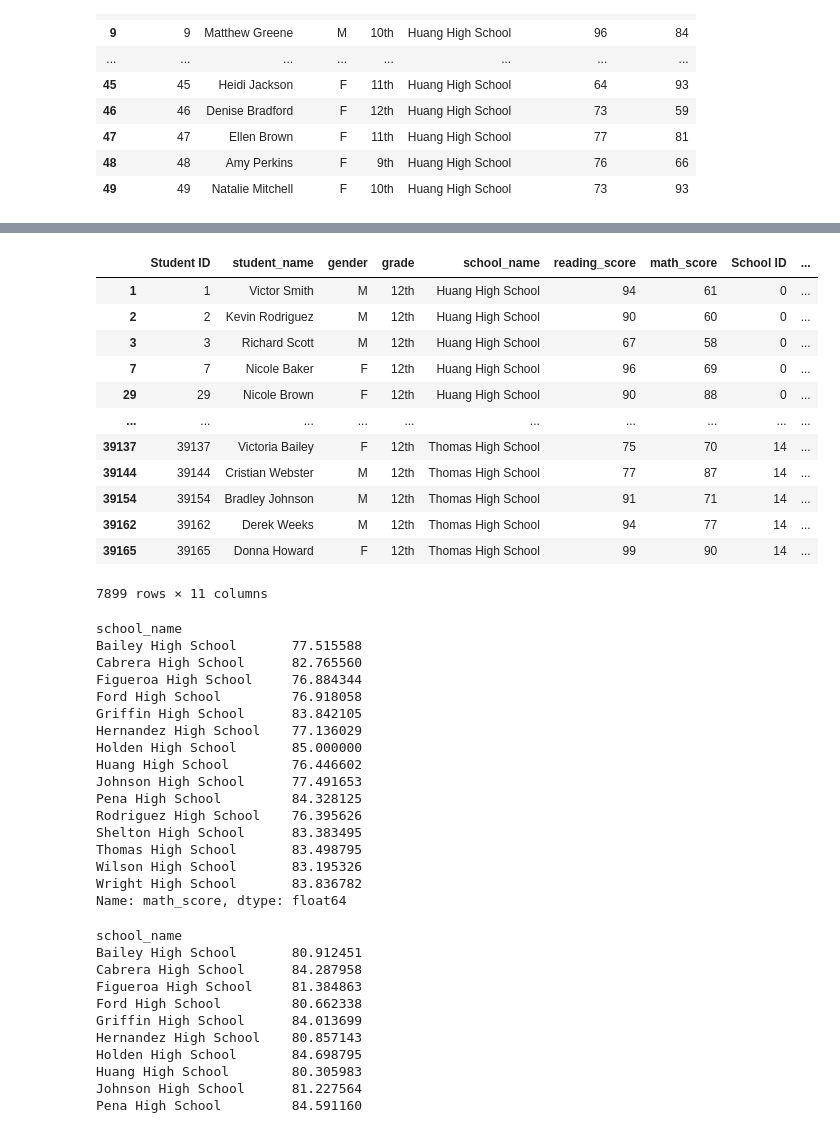
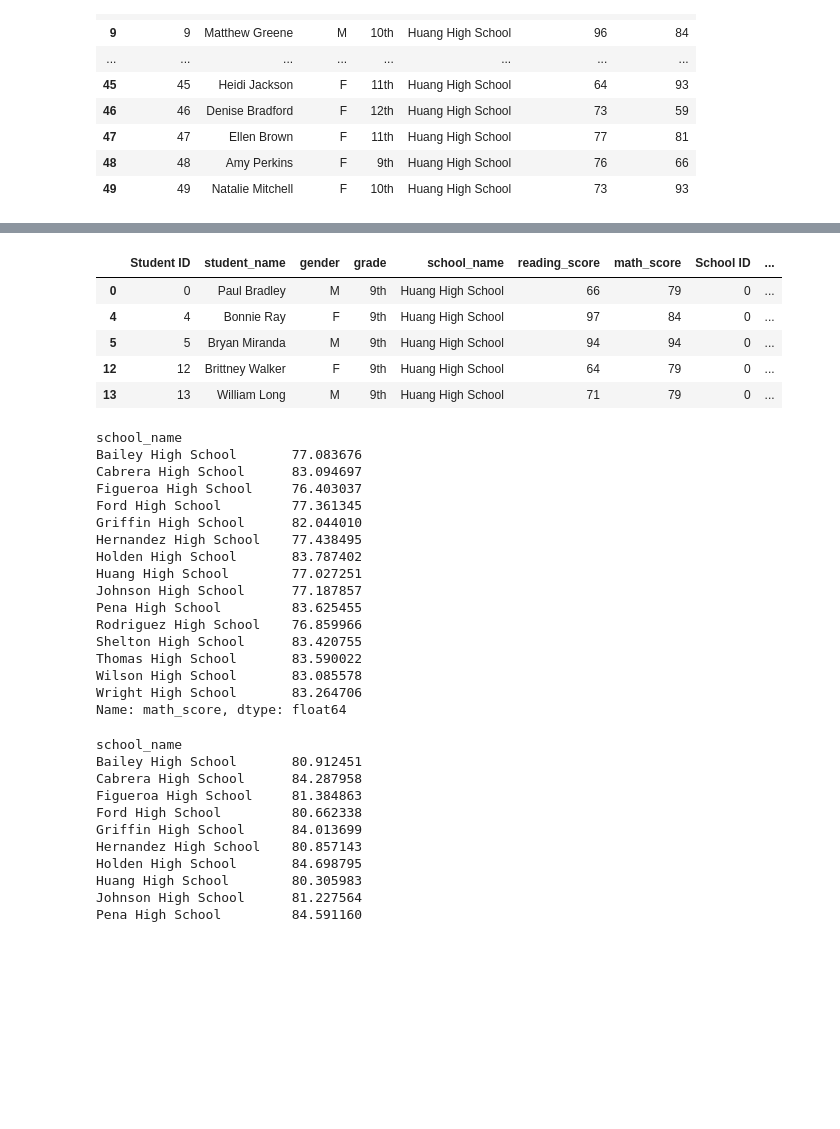
Before and after one commit to linnearice/Class, a Jupyter notebook: PyCitySchools.ipynb, the cells around one changed output, grey strips where cells are left out. Cells and saved outputs as stored; diff of their text form; code cells hidden in the pictures; blank space fills up the shorter version.

```diff
--- a/PyCitySchools.ipynb
+++ b/PyCitySchools.ipynb
@@ -402,0 +175,5 @@ Name: Total Budget, dtype: object
+# %%
+# Combine the data into a single dataset.
+# Combine the data into a single dataset.
+school_data_complete_df = pd.merge(student_data_df, school_data_df, on=["school_name", "school_name"])
+school_data_complete_df.head()
@@ -791,49 +818,48 @@ bottom_schools.head()
 # %%
 # Create grade level
-ninth_graders    = school_data_complete_df[(school_data_complete_df["grade"] ==  "9th")]
-tenth_graders    = school_data_complete_df[(school_data_complete_df["grade"] == "10th")]
+# Create a grade level DataFrames.
+ninth_graders = school_data_complete_df[(school_data_complete_df["grade"] == "9th")]
+
+tenth_graders = school_data_complete_df[(school_data_complete_df["grade"] == "10th")]
+
 eleventh_graders = school_data_complete_df[(school_data_complete_df["grade"] == "11th")]
-twelfth_graders  = school_data_complete_df[(school_data_complete_df["grade"] == "12th")]
 
-twelfth_graders
+twelfth_graders = school_data_complete_df[(school_data_complete_df["grade"] == "12th")]
+ninth_graders.head()
 # %% [output]
 |  | Student ID | student_name | gender | grade | school_name | reading_score | math_score | School ID | ... |
-| 1 | 1 | Victor Smith | M | 12th | Huang High School | 94 | 61 | 0 | ... |
-| 2 | 2 | Kevin Rodriguez | M | 12th | Huang High School | 90 | 60 | 0 | ... |
-| 3 | 3 | Richard Scott | M | 12th | Huang High School | 67 | 58 | 0 | ... |
-| 7 | 7 | Nicole Baker | F | 12th | Huang High School | 96 | 69 | 0 | ... |
-| 29 | 29 | Nicole Brown | F | 12th | Huang High School | 90 | 88 | 0 | ... |
-| ... | ... | ... | ... | ... | ... | ... | ... | ... | ... |
-| 39137 | 39137 | Victoria Bailey | F | 12th | Thomas High School | 75 | 70 | 14 | ... |
-| 39144 | 39144 | Cristian Webster | M | 12th | Thomas High School | 77 | 87 | 14 | ... |
-| 39154 | 39154 | Bradley Johnson | M | 12th | Thomas High School | 91 | 71 | 14 | ... |
-| 39162 | 39162 | Derek Weeks | M | 12th | Thomas High School | 94 | 77 | 14 | ... |
-| 39165 | 39165 | Donna Howard | F | 12th | Thomas High School | 99 | 90 | 14 | ... |
+| 0 | 0 | Paul Bradley | M | 9th | Huang High School | 66 | 79 | 0 | ... |
+| 4 | 4 | Bonnie Ray | F | 9th | Huang High School | 97 | 84 | 0 | ... |
+| 5 | 5 | Bryan Miranda | M | 9th | Huang High School | 94 | 94 | 0 | ... |
+| 12 | 12 | Brittney Walker | F | 9th | Huang High School | 64 | 79 | 0 | ... |
+| 13 | 13 | William Long | M | 9th | Huang High School | 71 | 79 | 0 | ... |
-7899 rows × 11 columns
 # %%
 # Group each grade level DataFrame by the school name for the average math score.
+# Group each grade level DataFrame by the school name for the average math score.
 ninth_grade_math_scores = ninth_graders.groupby(["school_name"]).mean()["math_score"]
+
 tenth_grade_math_scores = tenth_graders.groupby(["school_name"]).mean()["math_score"]
+
 eleventh_grade_math_scores = eleventh_graders.groupby(["school_name"]).mean()["math_score"]
+
 twelfth_grade_math_scores = twelfth_graders.groupby(["school_name"]).mean()["math_score"]
-
-eleventh_grade_math_scores
+ninth_grade_math_scores
 # %% [output]
 school_name
-Bailey High School       77.515588
-Cabrera High School      82.765560
-Figueroa High School     76.884344
-Ford High School         76.918058
-Griffin High School      83.842105
-Hernandez High School    77.136029
-Holden High School       85.000000
-Huang High School        76.446602
-Johnson High School      77.491653
-Pena High School         84.328125
-Rodriguez High School    76.395626
-Shelton High School      83.383495
-Thomas High School       83.498795
-Wilson High School       83.195326
-Wright High School       83.836782
+Bailey High School       77.083676
+Cabrera High School      83.094697
+Figueroa High School     76.403037
+Ford High School         77.361345
+Griffin High School      82.044010
+Hernandez High School    77.438495
+Holden High School       83.787402
+Huang High School        77.027251
+Johnson High School      77.187857
+Pena High School         83.625455
+Rodriguez High School    76.859966
+Shelton High School      83.420755
+Thomas High School       83.590022
+Wilson High School       83.085578
+Wright High School       83.264706
 Name: math_score, dtype: float64
 # %%
```
Also changed, not shown: parts of 110 cells of this notebook, 1 other file.
